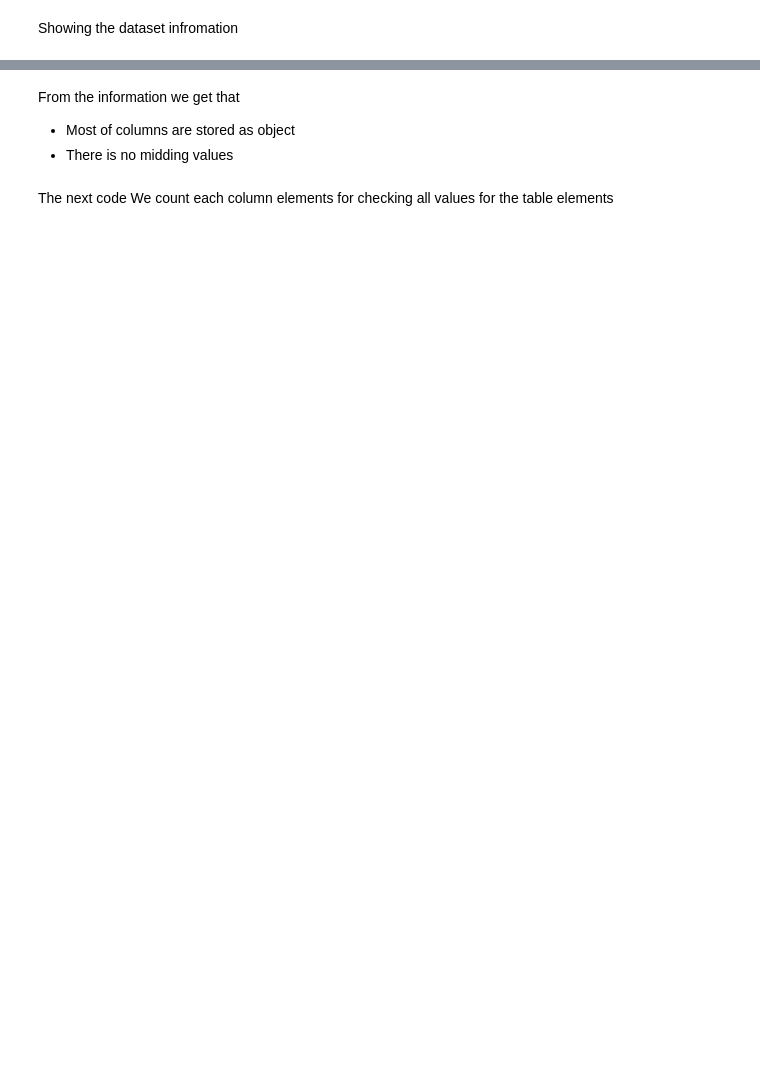
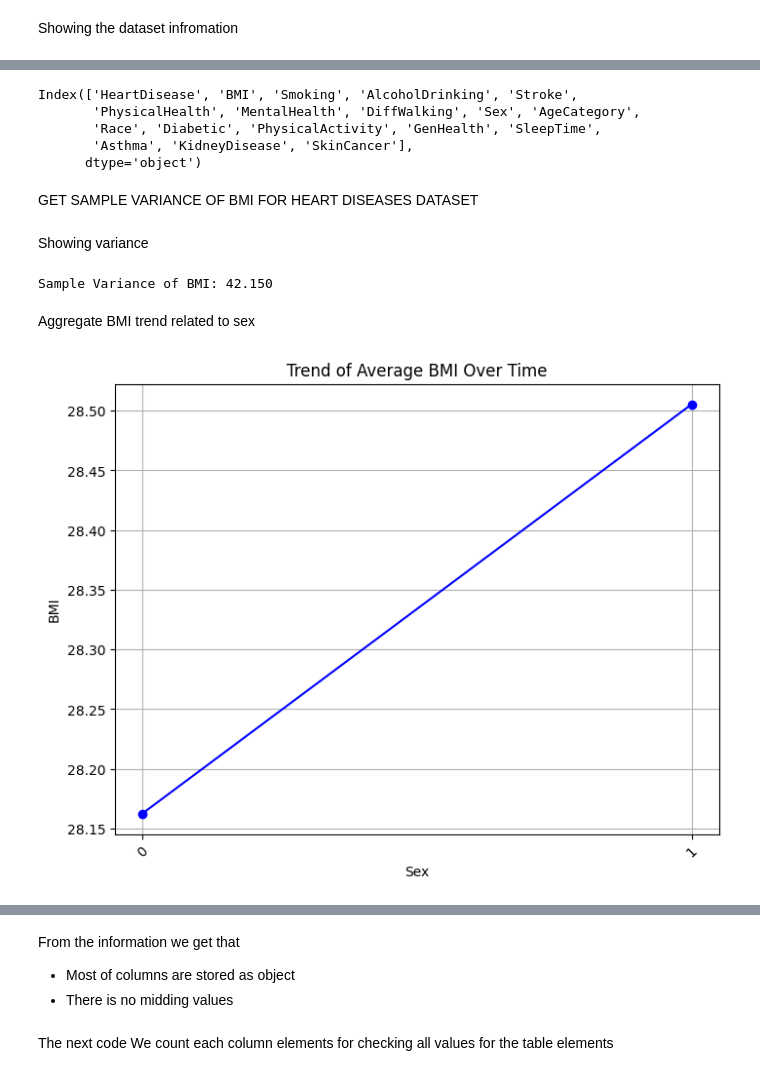
Before and after one commit to MhmoodHmmam/DEPI2_GP_Health_Care, a Jupyter notebook: Healthcare_Predictive_Analytics_Project.ipynb, the cells around one changed output, grey strips where cells are left out. Cells and saved outputs as stored; diff of their text form; code cells hidden in the pictures; blank space fills up the shorter version.

```diff
--- a/Healthcare_Predictive_Analytics_Project.ipynb
+++ b/Healthcare_Predictive_Analytics_Project.ipynb
@@ -707,0 +713,47 @@ memory usage: 43.9+ MB
+# %%
+HeartDisease_DB.columns
+# %% [output]
+Index(['HeartDisease', 'BMI', 'Smoking', 'AlcoholDrinking', 'Stroke',
+       'PhysicalHealth', 'MentalHealth', 'DiffWalking', 'Sex', 'AgeCategory',
+       'Race', 'Diabetic', 'PhysicalActivity', 'GenHealth', 'SleepTime',
+       'Asthma', 'KidneyDisease', 'SkinCancer'],
+      dtype='object')
+# %% [markdown]
+GET SAMPLE VARIANCE OF BMI FOR HEART DISEASES DATASET
+# %% [markdown]
+Showing variance
+# %%
+import numpy as np
+import pandas as pd
+# get variance od BMI
+
+# Set seed for reproducibility
+np.random.seed(1)
+
+# Take a random sample of 10,000 rows from the dataset
+sample_df = HeartDisease_DB.sample(n=10000, random_state=1)
+
+# Calculate variance for a specific column (BMI)
+variance_value = sample_df["BMI"].var()  # Pandas `.var()` computes sample variance
+
+print("Sample Variance of BMI: %.3f" % variance_value)
+# %% [output]
+Sample Variance of BMI: 42.150
+# %% [markdown]
+Aggregate BMI trend related to sex
+# %%
+# Aggregate BMI trend related to sex
+df_line = HeartDisease_DB.groupby("Sex")["BMI"].mean()
+
+# Plot line chart
+plt.figure(figsize=(8, 6))
+plt.plot(df_line.index.astype(str), df_line, marker="o", linestyle="-", color="b")
+
+plt.xlabel("Sex")
+plt.ylabel("BMI")
+plt.title("Trend of Average BMI Over Time")
+plt.xticks(rotation=45)
+plt.grid()
+plt.show()
+# %% [output]
+[figure, added]
```
Also changed, not shown: parts of 101 cells of this notebook.
